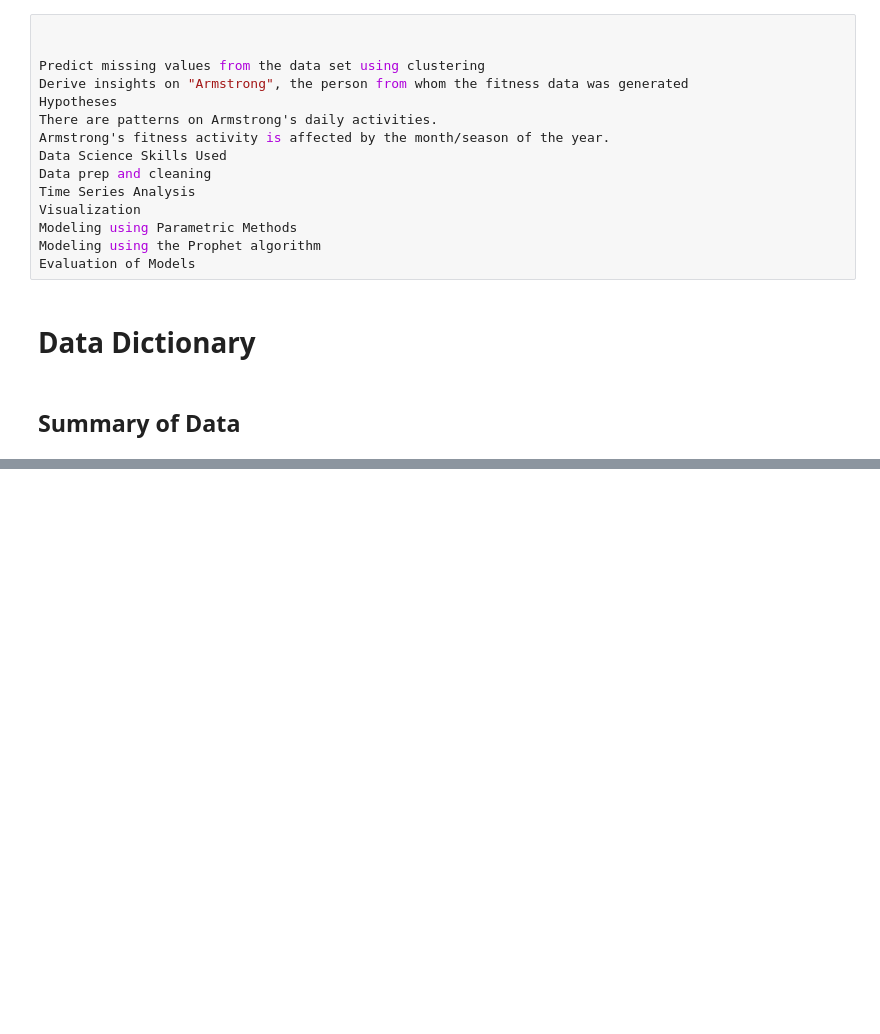
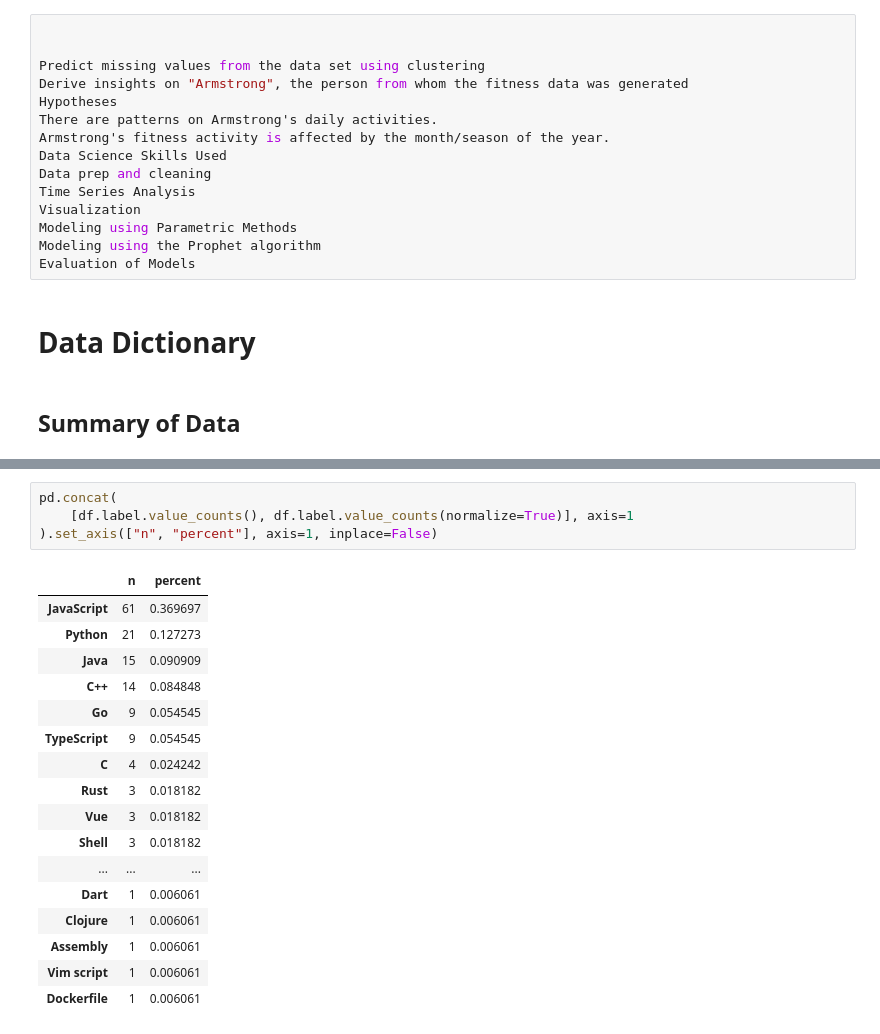
Before and after one commit to NLP-GJ/github-language, a Jupyter notebook: Report.ipynb, the cells around one changed output, grey strips where cells are left out. Saved outputs shown, nothing was run; the diff lists cells and outputs as text; blank space fills up the shorter version.

```diff
--- a/Report.ipynb
+++ b/Report.ipynb
@@ -240,0 +182,22 @@ def basic_clean(data):
+# %%
+pd.concat(
+    [df.label.value_counts(), df.label.value_counts(normalize=True)], axis=1
+).set_axis(["n", "percent"], axis=1, inplace=False)
+# %% [output]
+|  | n | percent |
+| JavaScript | 61 | 0.369697 |
+| Python | 21 | 0.127273 |
+| Java | 15 | 0.090909 |
+| C++ | 14 | 0.084848 |
+| Go | 9 | 0.054545 |
+| TypeScript | 9 | 0.054545 |
+| C | 4 | 0.024242 |
+| Rust | 3 | 0.018182 |
+| Vue | 3 | 0.018182 |
+| Shell | 3 | 0.018182 |
+| ... | ... | ... |
+| Dart | 1 | 0.006061 |
+| Clojure | 1 | 0.006061 |
+| Assembly | 1 | 0.006061 |
+| Vim script | 1 | 0.006061 |
+| Dockerfile | 1 | 0.006061 |
```
Also changed, not shown: parts of 33 cells of this notebook, 1 other file.
